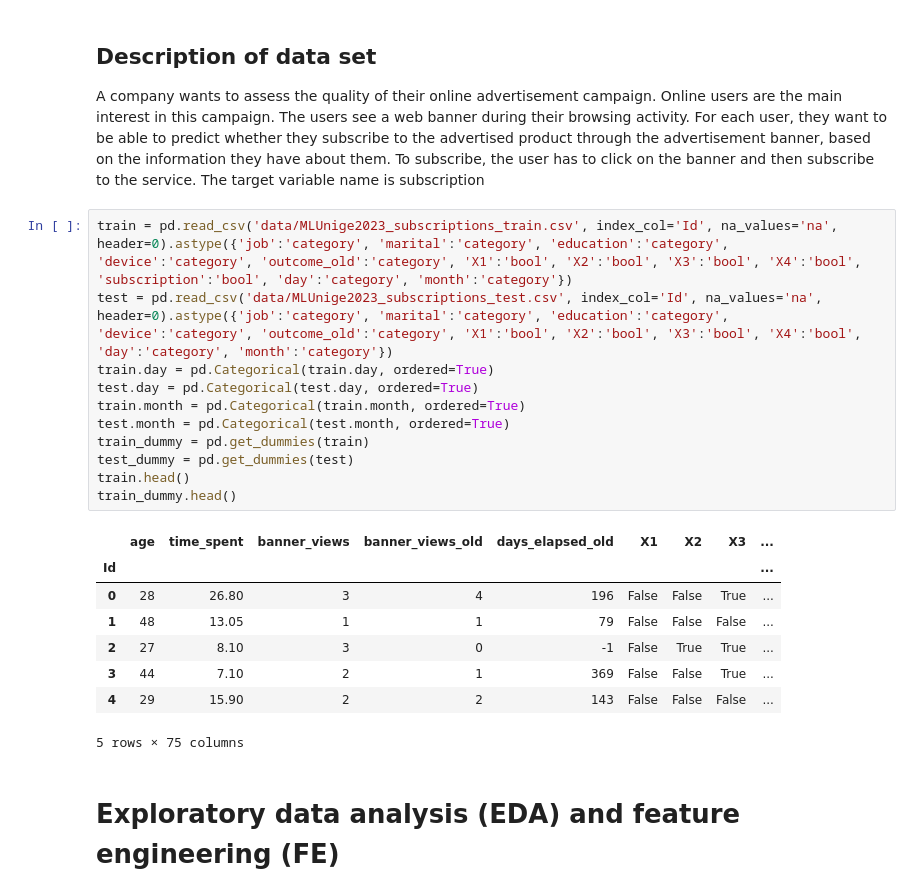
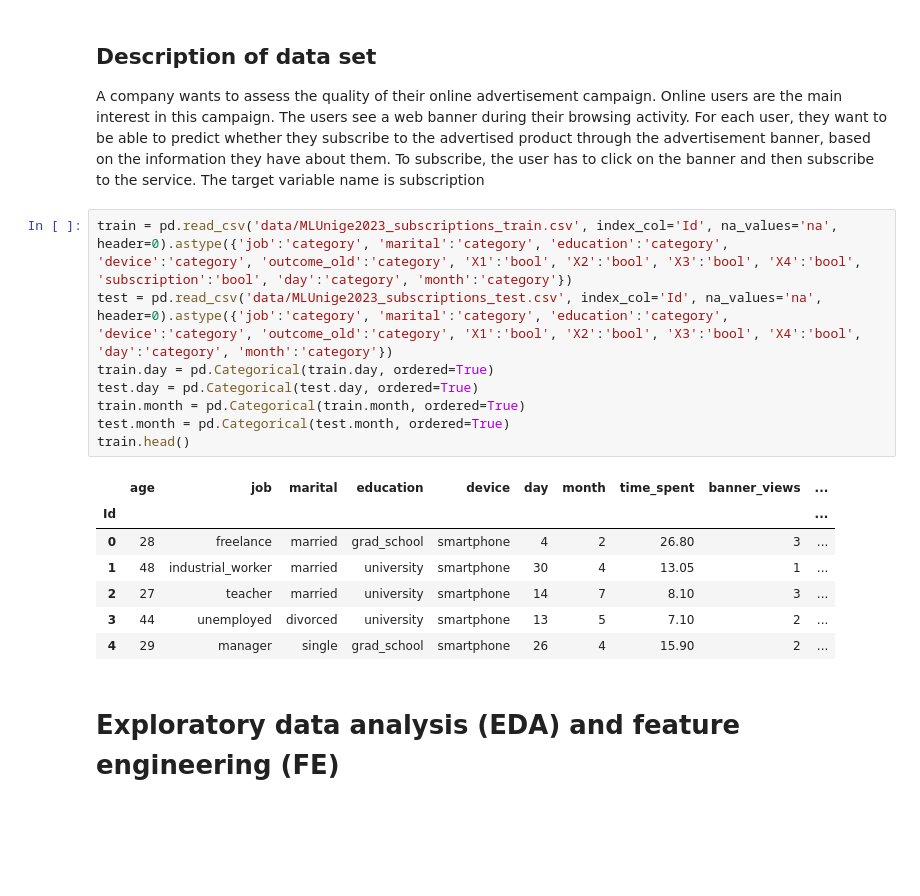
Before and after one commit to realbigi/ML_Data_Competition, a Jupyter notebook: Report.ipynb, the cells around one changed output. Saved outputs shown, nothing was run; the diff lists cells and outputs as text; blank space fills up the shorter version.

```diff
--- a/Report.ipynb
+++ b/Report.ipynb
@@ -22,23 +22,19 @@ service. The target variable name is subscription
 # %%
 train = pd.read_csv('data/MLUnige2023_subscriptions_train.csv', index_col='Id', na_values='na', header=0).astype({'job':'category', 'marital':'category', 'education':'category', 'device':'category', 'outcome_old':'category', 'X1':'bool', 'X2':'bool', 'X3':'bool', 'X4':'bool', 'subscription':'bool', 'day':'category', 'month':'category'})
 test = pd.read_csv('data/MLUnige2023_subscriptions_test.csv', index_col='Id', na_values='na', header=0).astype({'job':'category', 'marital':'category', 'education':'category', 'device':'category', 'outcome_old':'category', 'X1':'bool', 'X2':'bool', 'X3':'bool', 'X4':'bool', 'day':'category', 'month':'category'})
 train.day = pd.Categorical(train.day, ordered=True)
 test.day = pd.Categorical(test.day, ordered=True)
 train.month = pd.Categorical(train.month, ordered=True)
 test.month = pd.Categorical(test.month, ordered=True)
-train_dummy = pd.get_dummies(train)
-test_dummy = pd.get_dummies(test)
 train.head()
-train_dummy.head()
 # %% [output]
-|  | age | time_spent | banner_views | banner_views_old | days_elapsed_old | X1 | X2 | X3 | ... |
-| Id |  |  |  |  |  |  |  |  | ... |
-| 0 | 28 | 26.80 | 3 | 4 | 196 | False | False | True | ... |
-| 1 | 48 | 13.05 | 1 | 1 | 79 | False | False | False | ... |
-| 2 | 27 | 8.10 | 3 | 0 | -1 | False | True | True | ... |
-| 3 | 44 | 7.10 | 2 | 1 | 369 | False | False | True | ... |
-| 4 | 29 | 15.90 | 2 | 2 | 143 | False | False | False | ... |
+|  | age | job | marital | education | device | day | month | time_spent | banner_views | ... |
+| Id |  |  |  |  |  |  |  |  |  | ... |
+| 0 | 28 | freelance | married | grad_school | smartphone | 4 | 2 | 26.80 | 3 | ... |
+| 1 | 48 | industrial_worker | married | university | smartphone | 30 | 4 | 13.05 | 1 | ... |
+| 2 | 27 | teacher | married | university | smartphone | 14 | 7 | 8.10 | 3 | ... |
+| 3 | 44 | unemployed | divorced | university | smartphone | 13 | 5 | 7.10 | 2 | ... |
+| 4 | 29 | manager | single | grad_school | smartphone | 26 | 4 | 15.90 | 2 | ... |
-5 rows × 75 columns
 # %% [markdown]
 # Exploratory data analysis (EDA) and feature engineering (FE)
 # %% [markdown]
```
Also changed, not shown: parts of 11 cells of this notebook.
